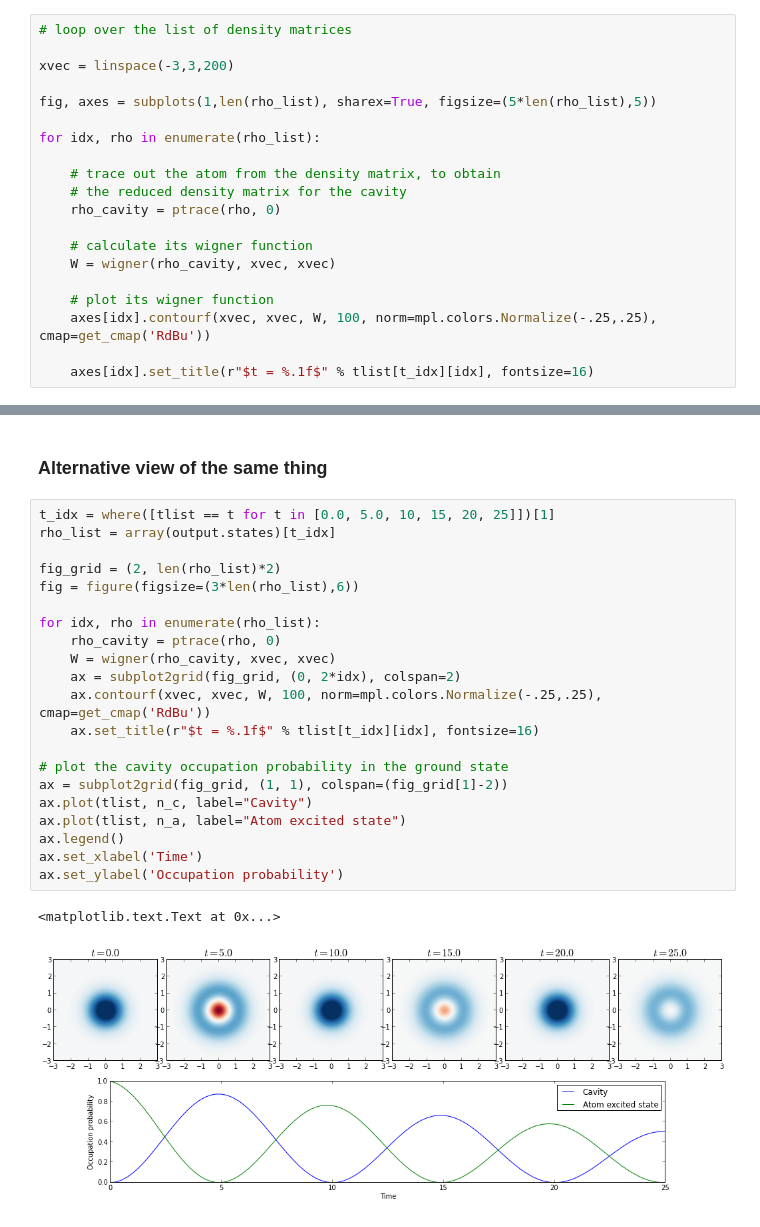
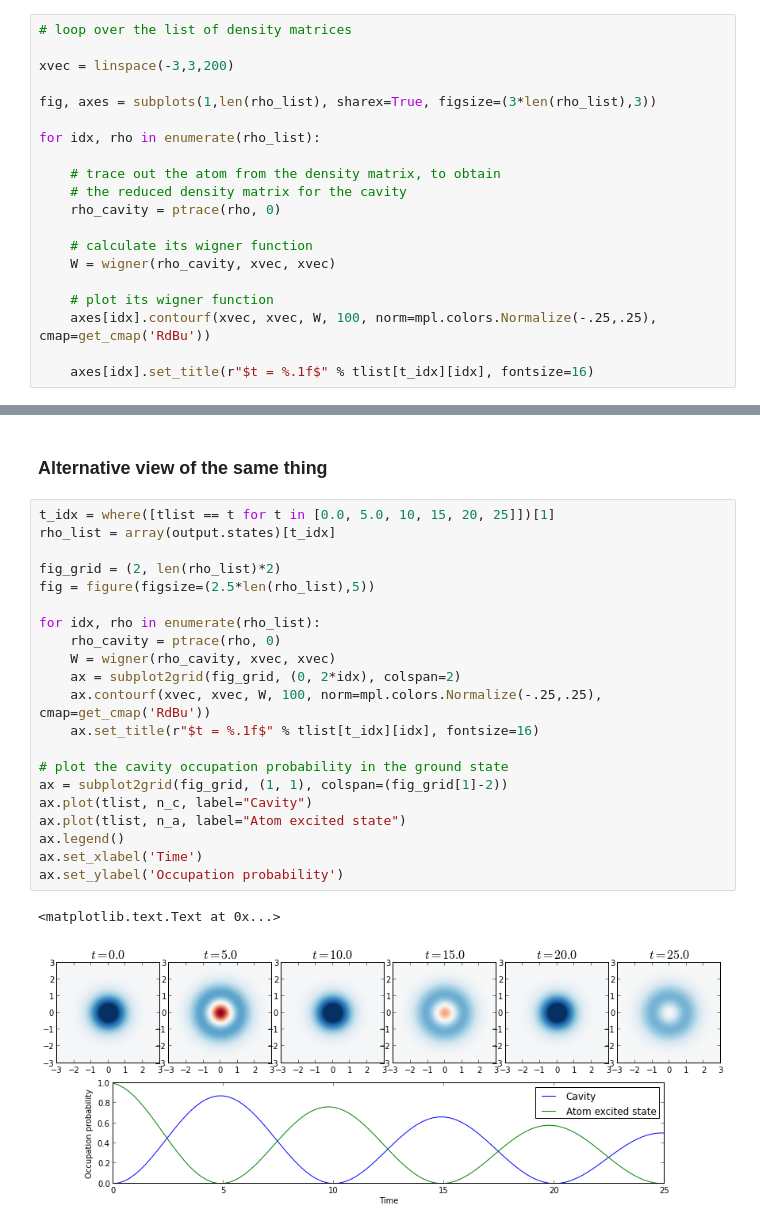
Before and after one commit to jrjohansson/qutip-lectures, a Jupyter notebook: Lecture-Jaynes-Cumming-model.ipynb, the cells around one changed output, grey strips where cells are left out. Saved outputs shown, nothing was run; the diff lists cells and outputs as text.

```diff
--- a/Lecture-Jaynes-Cumming-model.ipynb
+++ b/Lecture-Jaynes-Cumming-model.ipynb
@@ -153,7 +153,7 @@ rho_list = array(output.states)[t_idx]
 
 xvec = linspace(-3,3,200)
 
-fig, axes = subplots(1,len(rho_list), sharex=True, figsize=(5*len(rho_list),5))
+fig, axes = subplots(1,len(rho_list), sharex=True, figsize=(3*len(rho_list),3))
 
 for idx, rho in enumerate(rho_list):
 
@@ -177,24 +177,24 @@ At $t =0$, the cavity is in it's ground state. At $t = 5, 15, 25$ it reaches it'
 # %%
 t_idx = where([tlist == t for t in [0.0, 5.0, 10, 15, 20, 25]])[1]
 rho_list = array(output.states)[t_idx]
 
 fig_grid = (2, len(rho_list)*2)
-fig = figure(figsize=(3*len(rho_list),6))
+fig = figure(figsize=(2.5*len(rho_list),5))
 
 for idx, rho in enumerate(rho_list):
     rho_cavity = ptrace(rho, 0)
     W = wigner(rho_cavity, xvec, xvec)
     ax = subplot2grid(fig_grid, (0, 2*idx), colspan=2)
     ax.contourf(xvec, xvec, W, 100, norm=mpl.colors.Normalize(-.25,.25), cmap=get_cmap('RdBu'))
     ax.set_title(r"$t = %.1f$" % tlist[t_idx][idx], fontsize=16)
 
 # plot the cavity occupation probability in the ground state
 ax = subplot2grid(fig_grid, (1, 1), colspan=(fig_grid[1]-2))
 ax.plot(tlist, n_c, label="Cavity")
 ax.plot(tlist, n_a, label="Atom excited state")
 ax.legend()
 ax.set_xlabel('Time')
 ax.set_ylabel('Occupation probability')
 # %% [output]
 <matplotlib.text.Text at 0x...>
-[figure, old version]
+[figure, new version]
```
Also changed, not shown: parts of 1 cell of this notebook.
